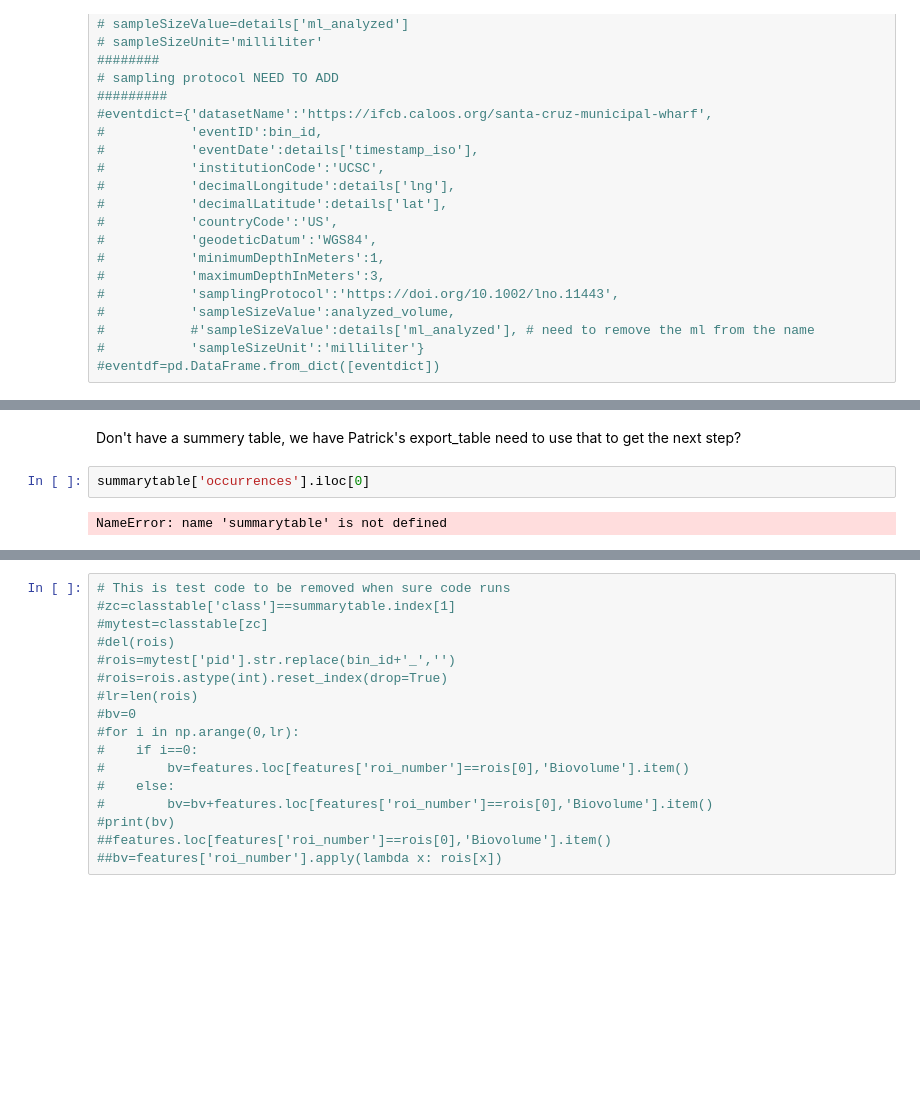
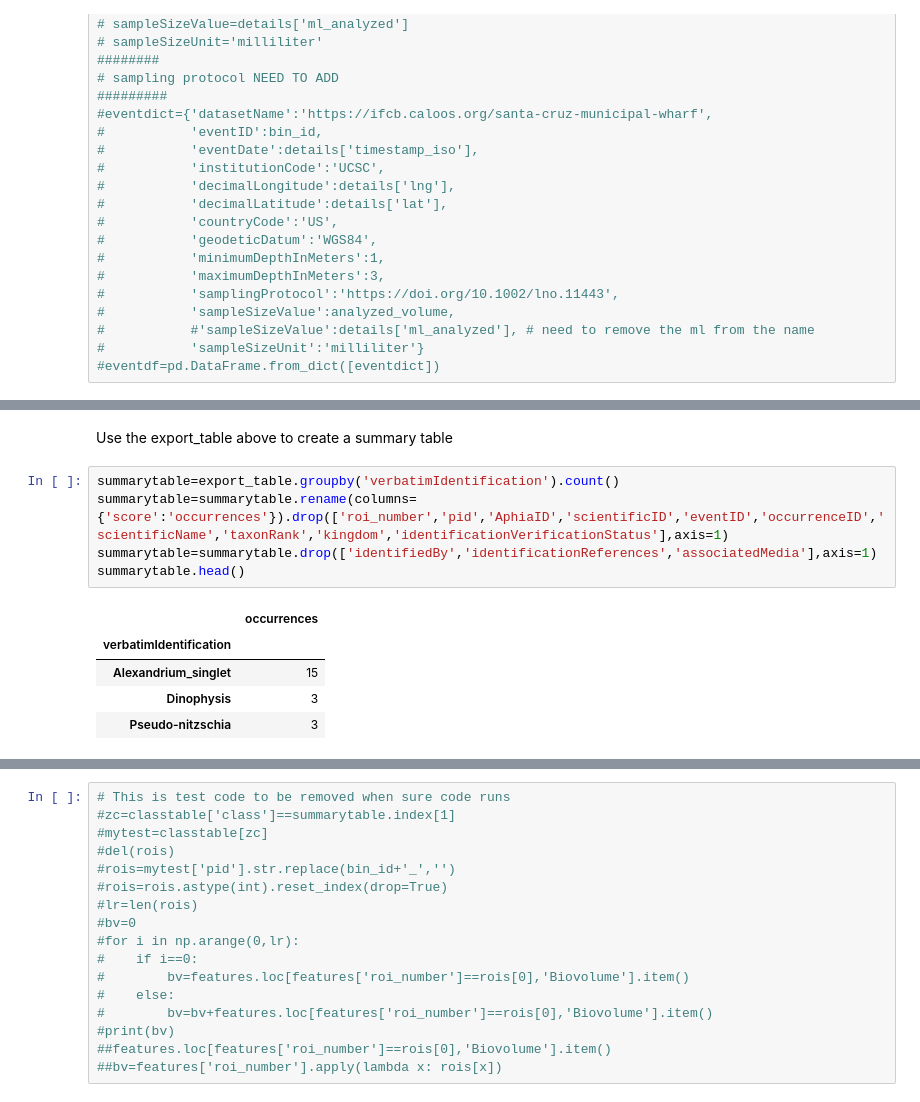
Before and after one commit to CeNCOOS/OBIS_workshop_2024_IFCB, a Jupyter notebook: notebooks/getSantaCruzdata.ipynb, the cells around one changed output, grey strips where cells are left out. Cells and saved outputs as stored; diff of their text form; blank space fills up the shorter version.

```diff
--- a/notebooks/getSantaCruzdata.ipynb
+++ b/notebooks/getSantaCruzdata.ipynb
@@ -495,11 +497,18 @@ eventdf
 |  | datasetName | eventID | eventDate | institutionCode | decimalLongitude | decimalLatitude | countryCode | ... |
 | 0 | https://ifcb.caloos.org//santa-cr... | D20230717T000942_IFCB104 | 2023-07-17T00:09:42+00:00 | UCSC | -122.021868 | 36.961491 | US | ... |
 # %% [markdown]
-Don't have a summery table, we have Patrick's export_table need to use that to get the next step?
+Use the export_table above to create a summary table
-# %%
-summarytable['occurrences'].iloc[0]
-# %% [output]
-NameError: name 'summarytable' is not defined
+# %%
+summarytable=export_table.groupby('verbatimIdentification').count()
+summarytable=summarytable.rename(columns={'score':'occurrences'}).drop(['roi_number','pid','AphiaID','scientificID','eventID','occurrenceID','scientificName','taxonRank','kingdom','identificationVerificationStatus'],axis=1)
+summarytable=summarytable.drop(['identifiedBy','identificationReferences','associatedMedia'],axis=1)
+summarytable.head()
+# %% [output]
+|  | occurrences |
+| verbatimIdentification |  |
+| Alexandrium_singlet | 15 |
+| Dinophysis | 3 |
+| Pseudo-nitzschia | 3 |
 # %%
 #
 # size of summary table
```
Also changed, not shown: parts of 3 cells of this notebook.
